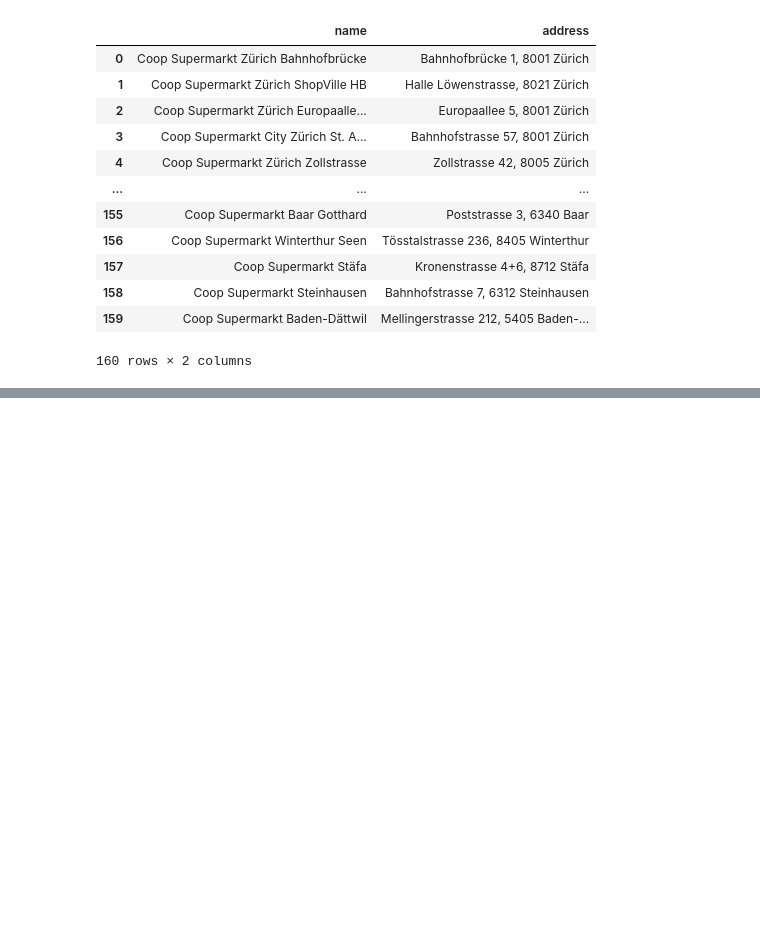
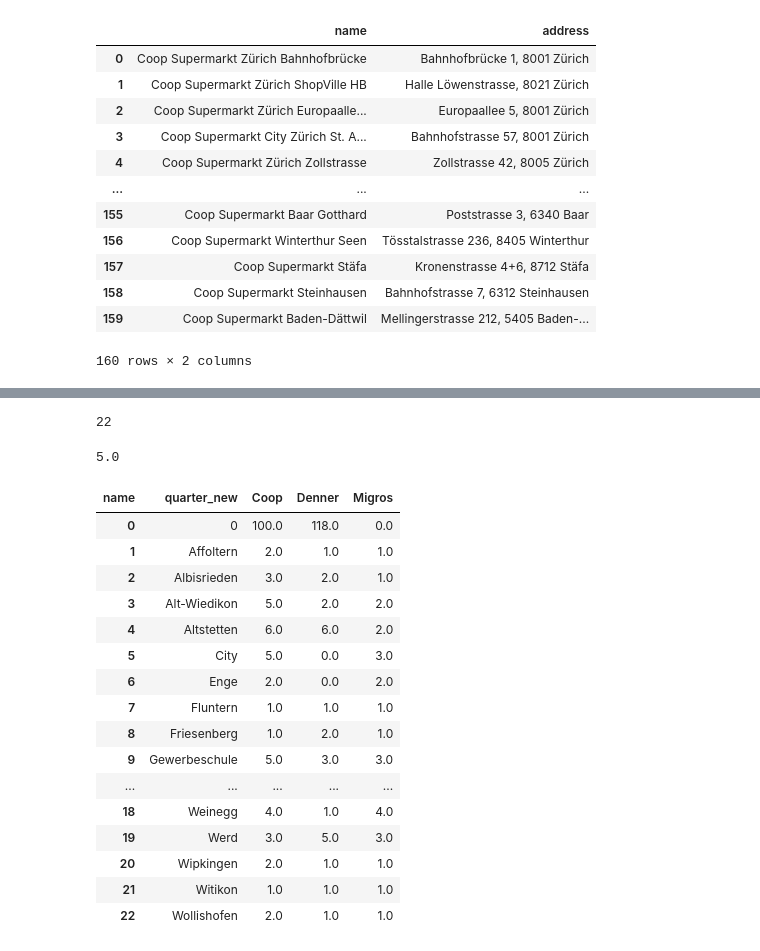
Before and after one commit to alexandraciobica/denner-challenge, a Jupyter notebook: notebooks/getCoordinatesFromAddress.ipynb, the cells around one changed output, grey strips where cells are left out. Saved outputs shown, nothing was run; the diff lists cells and outputs as text; code cells hidden in the pictures; blank space fills up the shorter version.

```diff
--- a/notebooks/getCoordinatesFromAddress.ipynb
+++ b/notebooks/getCoordinatesFromAddress.ipynb
@@ -303,0 +368,4 @@ post_dict = {
+# %%
+len(set(post_dict.values()))
+# %% [output]
+22
@@ -303,0 +375,29 @@ post_dict = {
+# %%
+stores_per_quarter.loc["Werd", "Denner" ]
+# %% [output]
+5.0
+# %%
+# population.QuarLang
+stores_per_quarter.fillna(0, inplace=True)
+# df.fillna(0)
+
+
+stores_per_quarter.reset_index()
+# %% [output]
+| name | quarter_new | Coop | Denner | Migros |
+| 0 | 0 | 100.0 | 118.0 | 0.0 |
+| 1 | Affoltern | 2.0 | 1.0 | 1.0 |
+| 2 | Albisrieden | 3.0 | 2.0 | 1.0 |
+| 3 | Alt-Wiedikon | 5.0 | 2.0 | 2.0 |
+| 4 | Altstetten | 6.0 | 6.0 | 2.0 |
+| 5 | City | 5.0 | 0.0 | 3.0 |
+| 6 | Enge | 2.0 | 0.0 | 2.0 |
+| 7 | Fluntern | 1.0 | 1.0 | 1.0 |
+| 8 | Friesenberg | 1.0 | 2.0 | 1.0 |
+| 9 | Gewerbeschule | 5.0 | 3.0 | 3.0 |
+| ... | ... | ... | ... | ... |
+| 18 | Weinegg | 4.0 | 1.0 | 4.0 |
+| 19 | Werd | 3.0 | 5.0 | 3.0 |
+| 20 | Wipkingen | 2.0 | 1.0 | 1.0 |
+| 21 | Witikon | 1.0 | 1.0 | 1.0 |
+| 22 | Wollishofen | 2.0 | 1.0 | 1.0 |
```
Also changed, not shown: parts of 17 cells of this notebook, 2 other files.
